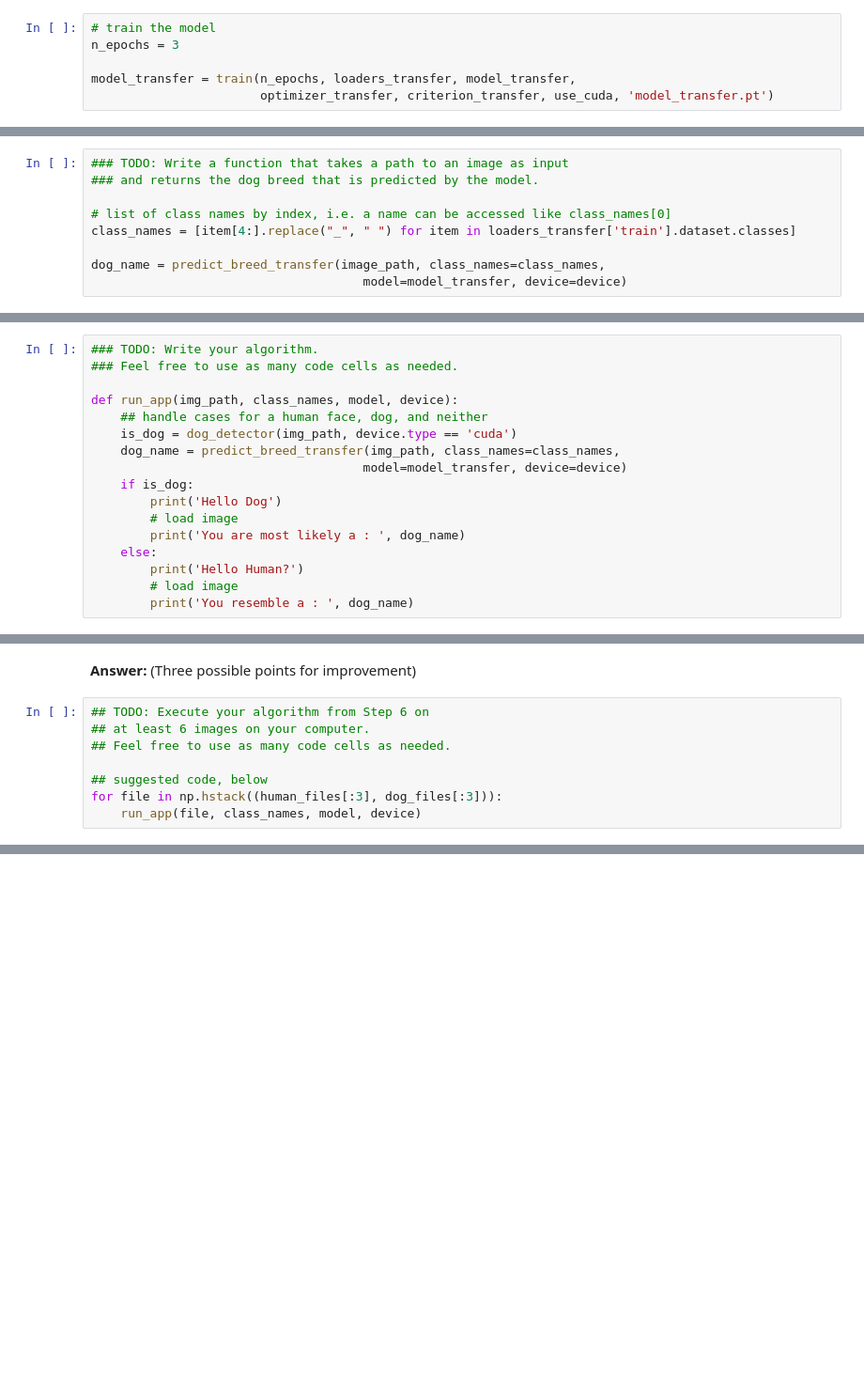
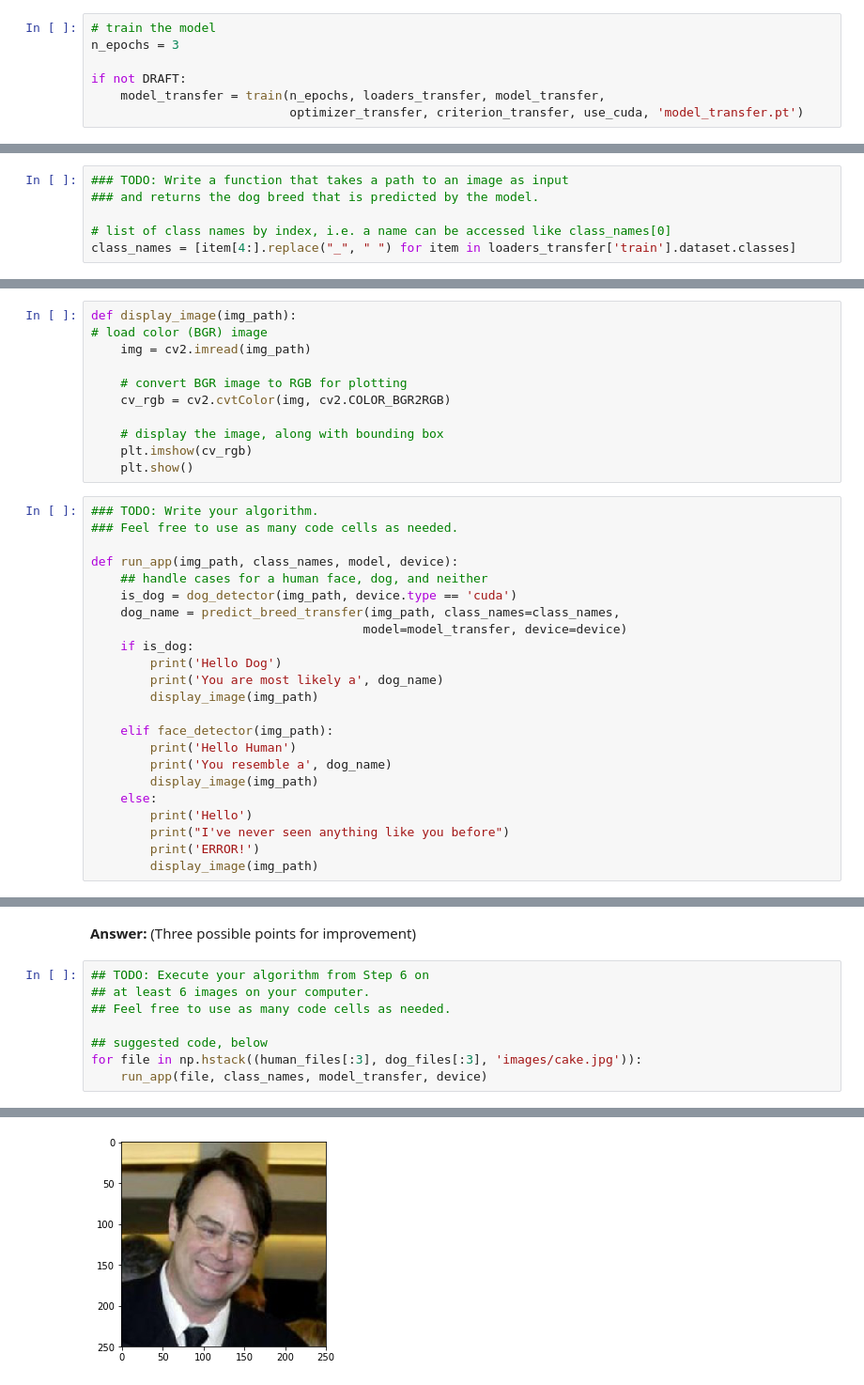
Before and after one commit to jeff-daniels/Udacity-Deep-Learning-NanoDegree, a Jupyter notebook: Project 2: Dog Breed Classifier/dog_app.ipynb, the cells around one changed output, grey strips where cells are left out. Shown at 94% size. Drawn from its saved outputs; the diff is of its cells as text; blank space fills up the shorter version.

Commit message:
detect not-human and not-dog

```diff
--- a/Project 2: Dog Breed Classifier/dog_app.ipynb
+++ b/Project 2: Dog Breed Classifier/dog_app.ipynb
@@ -774,5 +742,6 @@ Train and validate your model in the code cell below.  [Save the final model par
 # train the model
 n_epochs = 3
 
-model_transfer = train(n_epochs, loaders_transfer, model_transfer,
-                       optimizer_transfer, criterion_transfer, use_cuda, 'model_transfer.pt')
+if not DRAFT:
+    model_transfer = train(n_epochs, loaders_transfer, model_transfer,
+                           optimizer_transfer, criterion_transfer, use_cuda, 'model_transfer.pt')
@@ -873,9 +830,6 @@ def predict_breed_transfer(image_path, class_names, model, device, topk=3):
 
 # list of class names by index, i.e. a name can be accessed like class_names[0]
 class_names = [item[4:].replace("_", " ") for item in loaders_transfer['train'].dataset.classes]
-
-dog_name = predict_breed_transfer(image_path, class_names=class_names,
-                                     model=model_transfer, device=device)
 # %% [markdown]
 ---
 <a id='step5'></a>
@@ -901,3 +851,14 @@ True
+# %%
+def display_image(img_path):
+# load color (BGR) image
+    img = cv2.imread(img_path)
+
+    # convert BGR image to RGB for plotting
+    cv_rgb = cv2.cvtColor(img, cv2.COLOR_BGR2RGB)
+
+    # display the image, along with bounding box
+    plt.imshow(cv_rgb)
+    plt.show()
 # %%
 ### TODO: Write your algorithm.
 ### Feel free to use as many code cells as needed.
@@ -909,12 +870,18 @@ def run_app(img_path, class_names, model, device):
                                      model=model_transfer, device=device)
     if is_dog:
         print('Hello Dog')
-        # load image
-        print('You are most likely a : ', dog_name)
+        print('You are most likely a', dog_name)
+        display_image(img_path)
+
+    elif face_detector(img_path):
+        print('Hello Human')
+        print('You resemble a', dog_name)
+        display_image(img_path)
     else:
-        print('Hello Human?')
-        # load image
-        print('You resemble a : ', dog_name)
+        print('Hello')
+        print("I've never seen anything like you before")
+        print('ERROR!')
+        display_image(img_path)
 # %% [markdown]
 ---
 <a id='step6'></a>
@@ -935,6 +902,6 @@ __Answer:__ (Three possible points for improvement)
 ## Feel free to use as many code cells as needed.
 
 ## suggested code, below
-for file in np.hstack((human_files[:3], dog_files[:3])):
-    run_app(file, class_names, model, device)
+for file in np.hstack((human_files[:3], dog_files[:3], 'images/cake.jpg')):
+    run_app(file, class_names, model_transfer, device)
 # %% [output]
@@ -952,0 +910 @@ You are most likely a :  Chinese shar-pei
+[figure, added]
```
Also changed, not shown: parts of 8 cells of this notebook.
